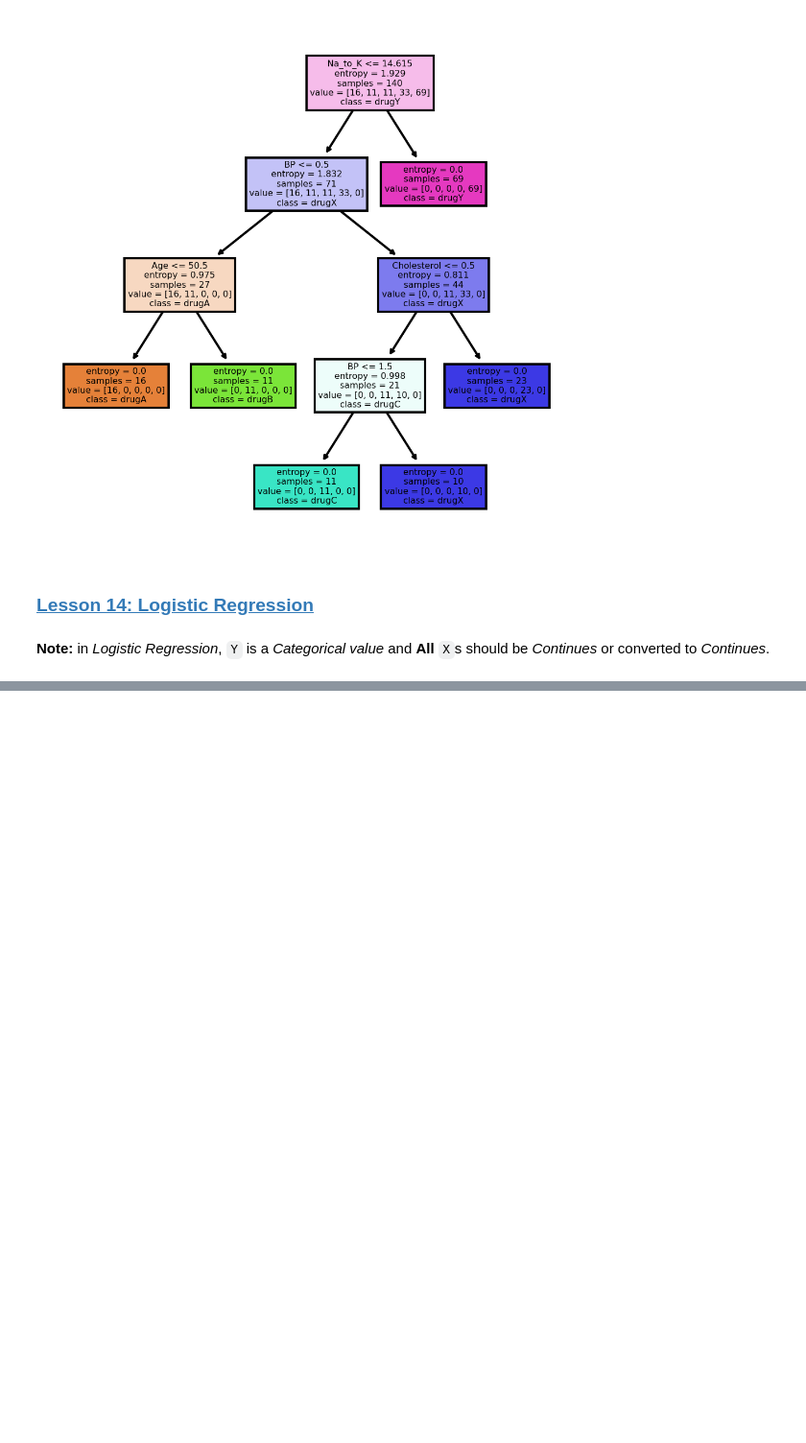
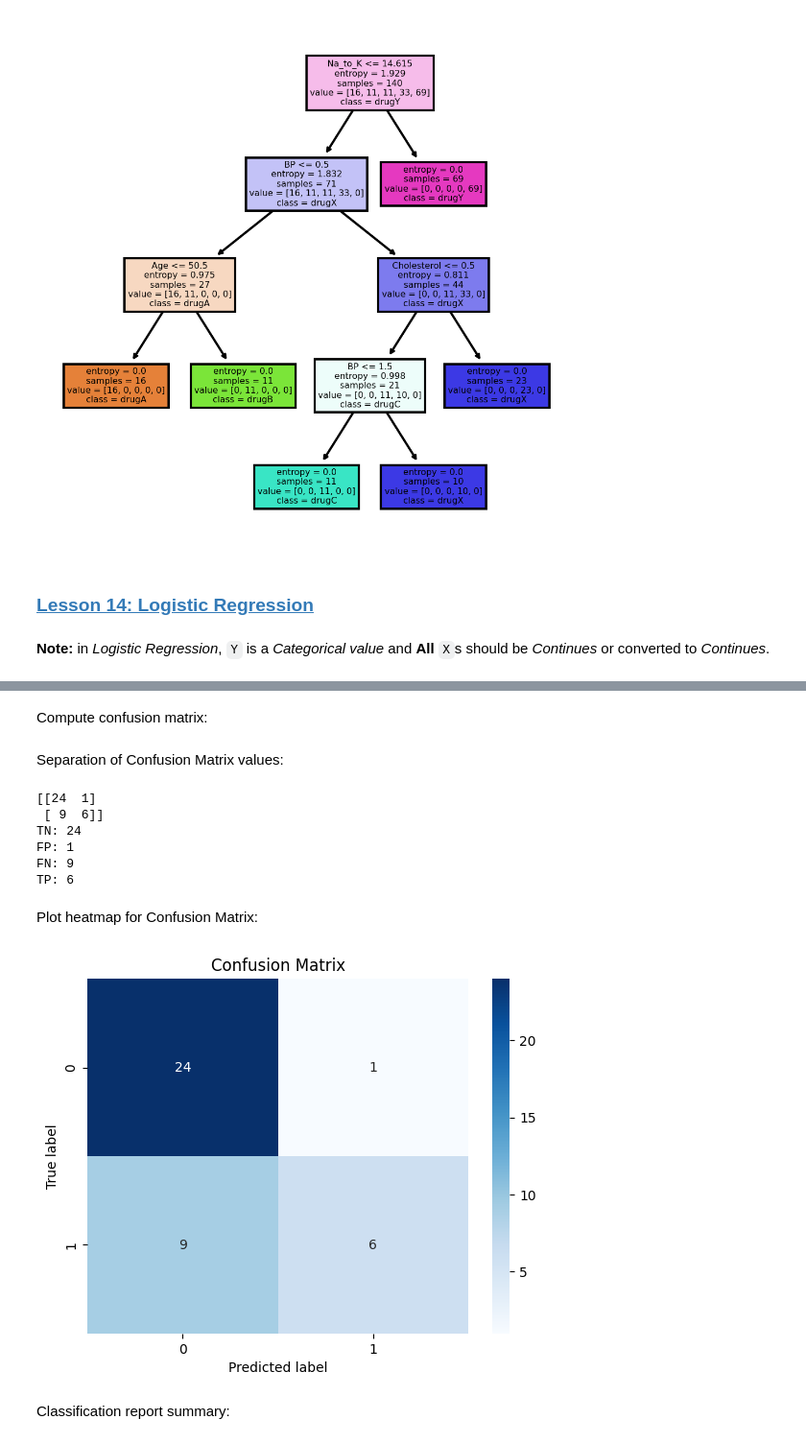
Before and after one commit to AliShariatian/Machine-Learning-Practices, a Jupyter notebook: Jadi/01 - Jadi.ipynb, the cells around one changed output, grey strips where cells are left out. Shown at 96% size. Cells and saved outputs as stored; diff of their text form; code cells hidden in the pictures; blank space fills up the shorter version.

Commit message:
end Classification season

```diff
--- a/Jadi/01 - Jadi.ipynb
+++ b/Jadi/01 - Jadi.ipynb
@@ -1614,0 +1707,7 @@ plt.show()
+# %%
+X_train, X_test, y_train, y_test = train_test_split(
+    X, y, test_size=0.2, random_state=4)
+
+
+print('Train shape:', X_train.shape, y_train.shape)
+print('Test shape:', X_test.shape, y_test.shape)
@@ -1614,0 +1721,4 @@ plt.show()
+# %%
+LR = LogisticRegression(C=0.01, solver='liblinear').fit(X_train, y_train)
+
+LR
@@ -1614,0 +1731,4 @@ plt.show()
+# %%
+y_hat = LR.predict(X_test)
+
+y_hat[:10]
@@ -1614,0 +1796,35 @@ plt.show()
+# %% [markdown]
+Compute confusion matrix:
+# %%
+cnf_matrix = confusion_matrix(y_test, y_hat)
+tn, fp, fn, tp = cnf_matrix.ravel()
+# %% [markdown]
+Separation of Confusion Matrix values:
+# %%
+tn, fp, fn, tp = cnf_matrix.ravel()
+
+print(cnf_matrix)
+print('TN:', tn)
+print('FP:', fp)
+print('FN:', fn)
+print('TP:', tp)
+# %% [output]
+[[24  1]
+ [ 9  6]]
+TN: 24
+FP: 1
+FN: 9
+TP: 6
+# %% [markdown]
+Plot heatmap for Confusion Matrix:
+# %%
+sns.heatmap(cnf_matrix, annot=True, cmap=plt.cm.Blues, fmt='d', cbar=True)
+
+plt.title('Confusion Matrix')
+plt.xlabel('Predicted label')
+plt.ylabel('True label')
+plt.show()
+# %% [output]
+[figure, added]
+# %% [markdown]
+Classification report summary:
```
Also changed, not shown: parts of 87 cells of this notebook, 2 other files.
